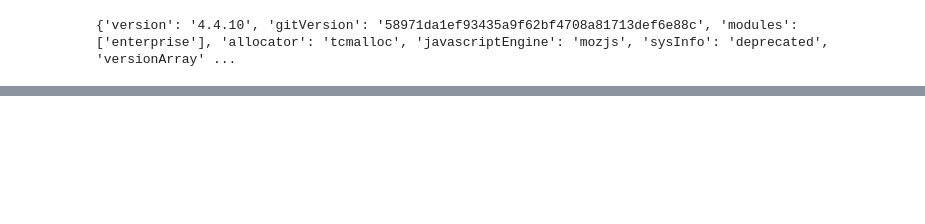
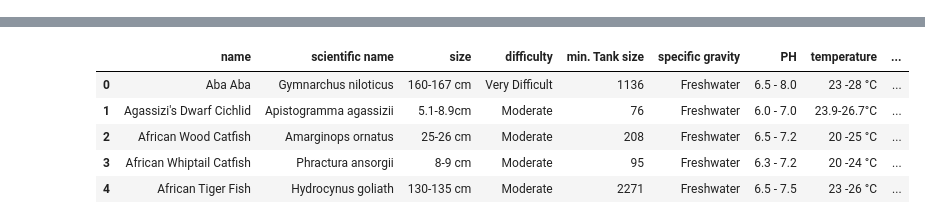
Before and after one commit to LanCaphe/fishpedia, a Jupyter notebook: newfish.ipynb, the cells around one changed output, grey strips where cells are left out. Saved outputs shown, nothing was run; the diff lists cells and outputs as text; code cells hidden in the pictures; blank space fills up the shorter version.

```diff
--- a/newfish.ipynb
+++ b/newfish.ipynb
@@ -4,16 +4,6 @@ import pymongo
 
 
 client = pymongo.MongoClient("mongodb+srv://ThanhLan:YwHzsepqpJi4xGZ@cluster0.kwxtm.mongodb.net/myFirstDatabase?retryWrites=true&w=majority")
-
-
-# set a 5-second connection timeout
-
-try:
-    print(client.server_info())
-except Exception:
-    print("Unable to connect to the server.")
-# %% [output]
-{'version': '4.4.10', 'gitVersion': '58971da1ef93435a9f62bf4708a81713def6e88c', 'modules': ['enterprise'], 'allocator': 'tcmalloc', 'javascriptEngine': 'mozjs', 'sysInfo': 'deprecated', 'versionArray' ...
 # %%
 db = client.fishpedia
 collection = db.fish_freshwater
@@ -52,3 +42,12 @@ data['temperature']=data['temperature'].str.replace(r'\((.*?)\)', "", regex= Tru
 # extract the numeric of the tank size
 data['min. Tank size'] = data['min. Tank size'].str.extract(r'(\d+)', expand=False)
 data['min. tank size in US Gallon'] = data['min. tank size in US Gallon'].str.extract(r'(\d+)', expand=False)
+# %%
+data.head()
+# %% [output]
+|  | name | scientific name | size | difficulty | min. Tank size | specific gravity | PH | temperature | ... |
+| 0 | Aba Aba | Gymnarchus niloticus | 160-167 cm | Very Difficult | 1136 | Freshwater | 6.5 - 8.0 | 23 -28 °C | ... |
+| 1 | Agassizi's Dwarf Cichlid | Apistogramma agassizii | 5.1-8.9cm | Moderate | 76 | Freshwater | 6.0 - 7.0 | 23.9-26.7°C | ... |
+| 2 | African Wood Catfish | Amarginops ornatus | 25-26 cm | Moderate | 208 | Freshwater | 6.5 - 7.2 | 20 -25 °C | ... |
+| 3 | African Whiptail Catfish | Phractura ansorgii | 8-9 cm | Moderate | 95 | Freshwater | 6.3 - 7.2 | 20 -24 °C | ... |
+| 4 | African Tiger Fish | Hydrocynus goliath | 130-135 cm | Moderate | 2271 | Freshwater | 6.5 - 7.5 | 23 -26 °C | ... |
```
Also changed, not shown: parts of 8 cells of this notebook, 1 other file.
